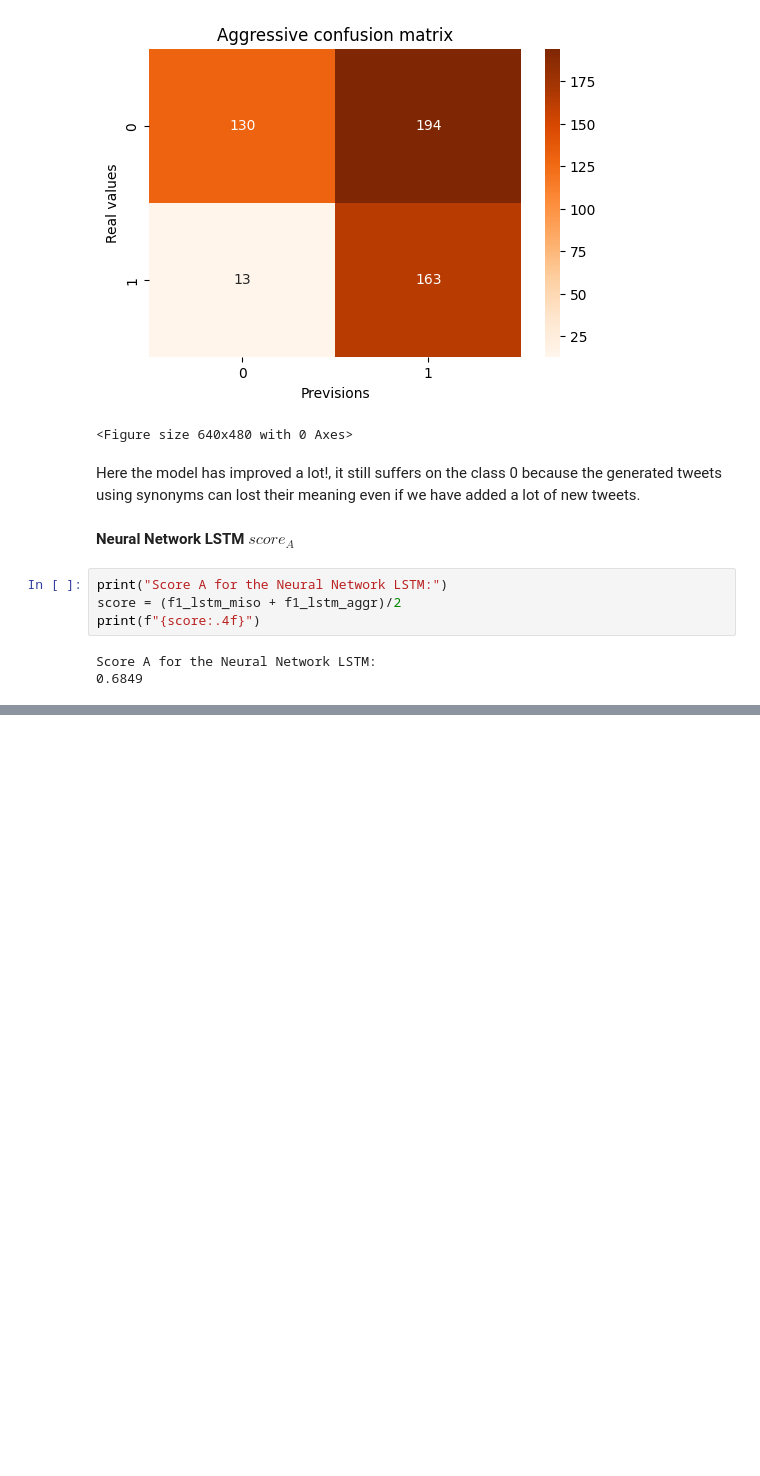
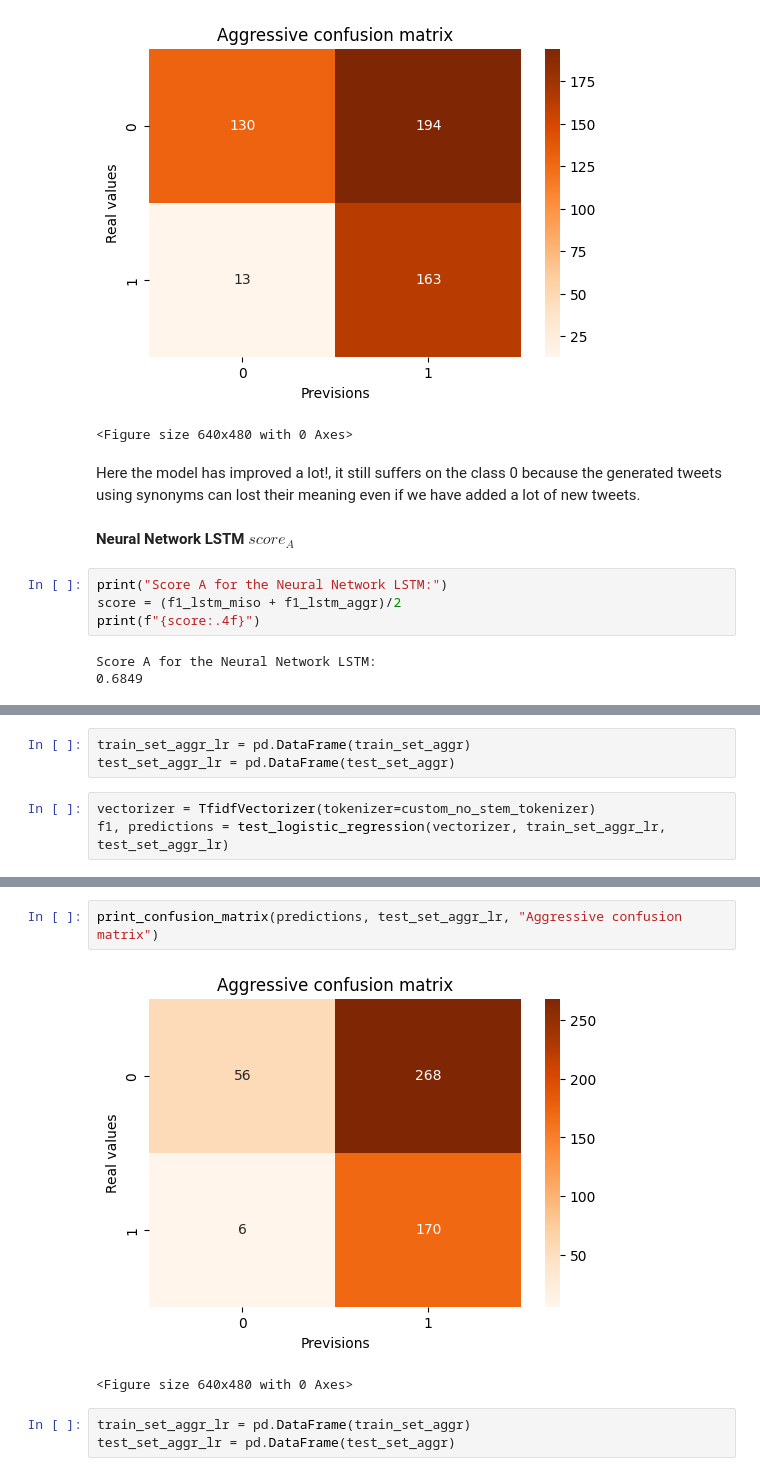
Before and after one commit to SigFerdo/Natural-Language-Processing-2023, a Jupyter notebook: task.ipynb, the cells around one changed output, grey strips where cells are left out. Cells and saved outputs as stored; diff of their text form; blank space fills up the shorter version.

```diff
--- a/task.ipynb
+++ b/task.ipynb
@@ -993,0 +1061,6 @@ Score A for the Neural Network LSTM:
+# %%
+train_set_aggr_lr = pd.DataFrame(train_set_aggr)
+test_set_aggr_lr = pd.DataFrame(test_set_aggr)
+# %%
+vectorizer = TfidfVectorizer(tokenizer=custom_no_stem_tokenizer)
+f1, predictions = test_logistic_regression(vectorizer, train_set_aggr_lr, test_set_aggr_lr)
@@ -993,0 +1078,8 @@ Score A for the Neural Network LSTM:
+# %%
+print_confusion_matrix(predictions, test_set_aggr_lr, "Aggressive confusion matrix")
+# %% [output]
+[figure, added]
+<Figure size 640x480 with 0 Axes>
+# %%
+train_set_aggr_lr = pd.DataFrame(train_set_aggr)
+test_set_aggr_lr = pd.DataFrame(test_set_aggr)
```
Also changed, not shown: parts of 15 cells of this notebook.
